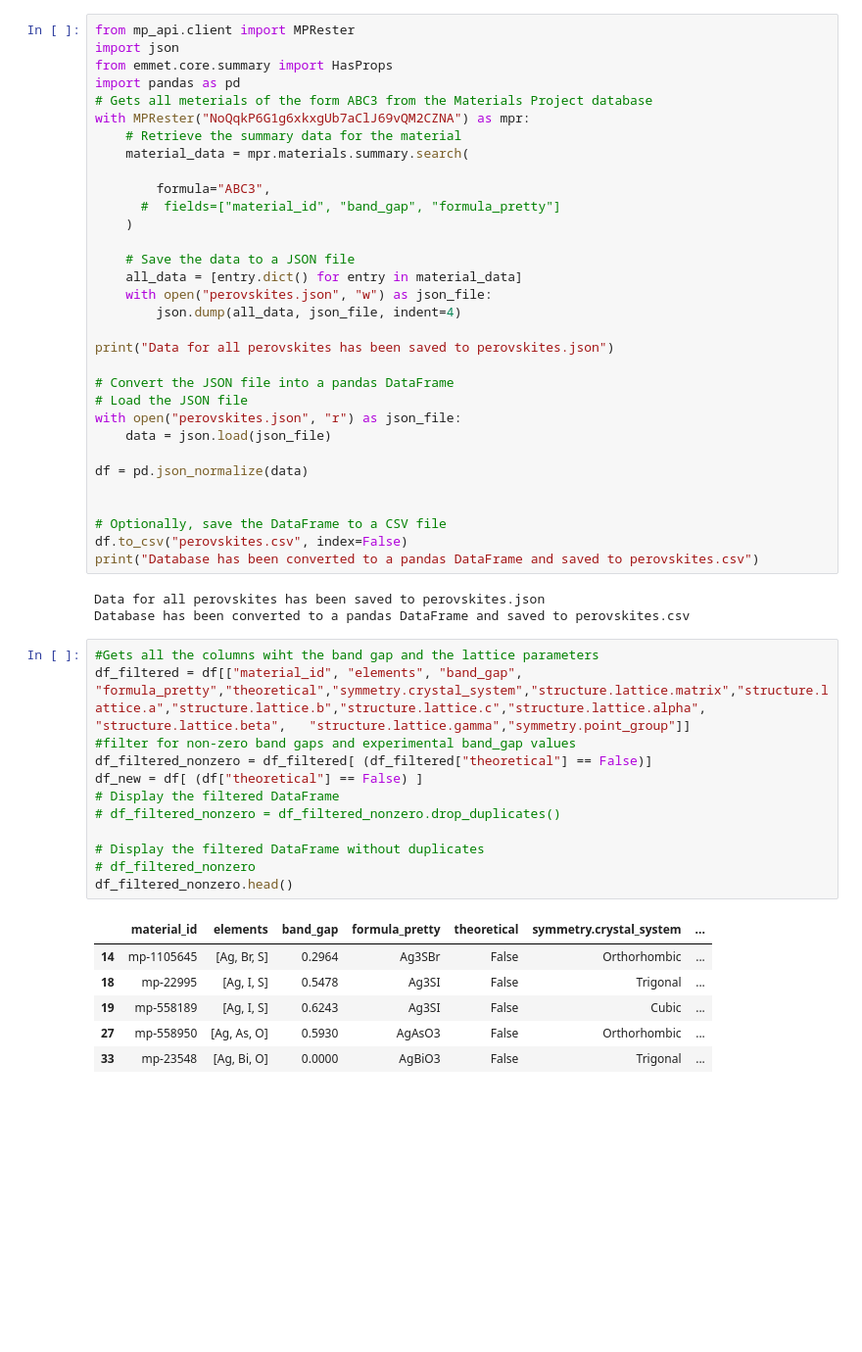
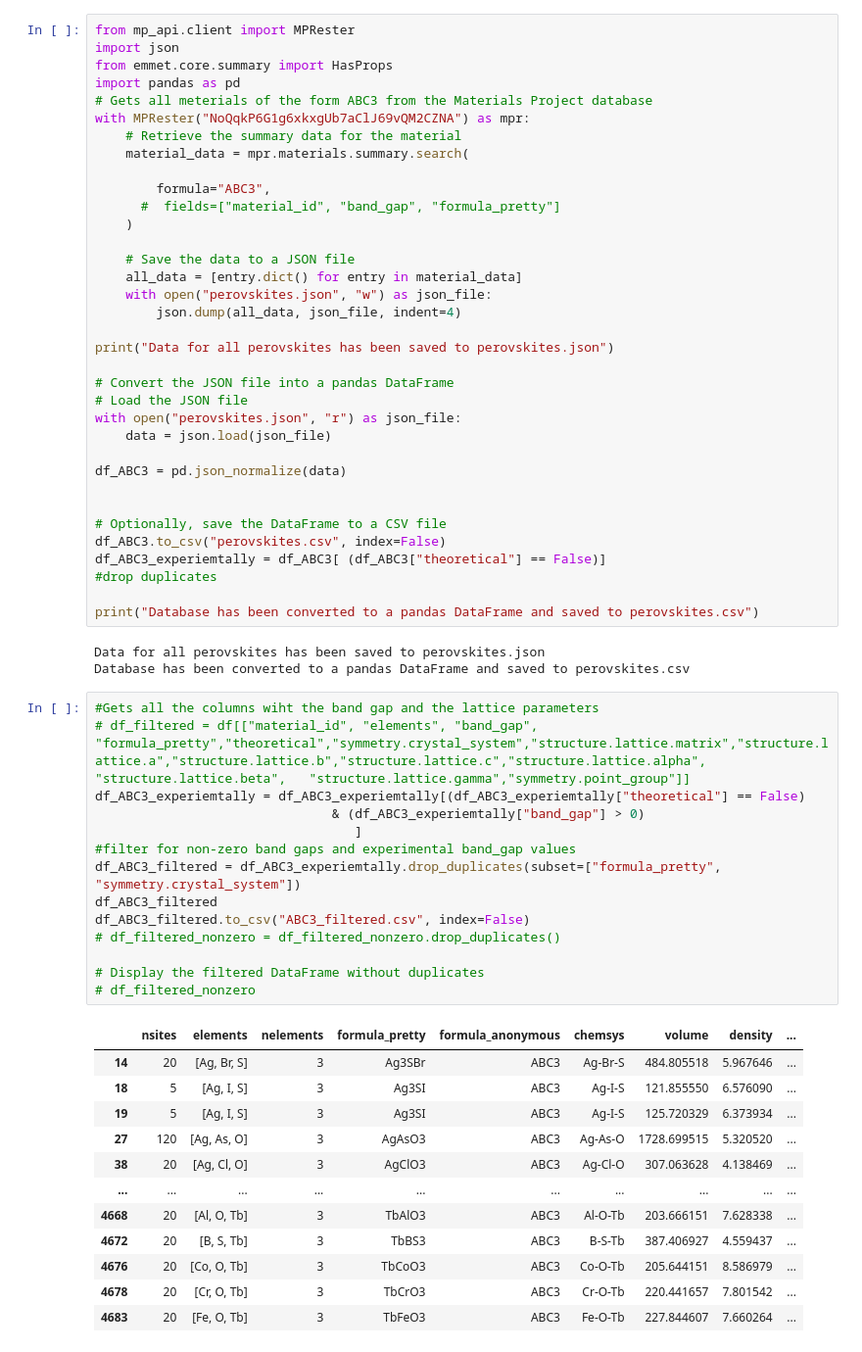
Before and after one commit to goetzdominik/Digichem, a Jupyter notebook: get_data.ipynb, the cells around one changed output. Shown: that part at 98% size. Cells and saved outputs as stored; diff of their text form; blank space fills up the shorter version.

```diff
--- a/get_data.ipynb
+++ b/get_data.ipynb
@@ -24,31 +24,42 @@ print("Data for all perovskites has been saved to perovskites.json")
 with open("perovskites.json", "r") as json_file:
     data = json.load(json_file)
 
-df = pd.json_normalize(data)
+df_ABC3 = pd.json_normalize(data)
 
 
 # Optionally, save the DataFrame to a CSV file
-df.to_csv("perovskites.csv", index=False)
+df_ABC3.to_csv("perovskites.csv", index=False)
+df_ABC3_experiemtally = df_ABC3[ (df_ABC3["theoretical"] == False)]
+#drop duplicates
+
 print("Database has been converted to a pandas DataFrame and saved to perovskites.csv")
 # %% [output]
 Data for all perovskites has been saved to perovskites.json
 Database has been converted to a pandas DataFrame and saved to perovskites.csv
 # %%
 #Gets all the columns wiht the band gap and the lattice parameters
-df_filtered = df[["material_id", "elements", "band_gap", "formula_pretty","theoretical","symmetry.crystal_system","structure.lattice.matrix","structure.lattice.a","structure.lattice.b","structure.lattice.c","structure.lattice.alpha",	"structure.lattice.beta",	"structure.lattice.gamma","symmetry.point_group"]]
+# df_filtered = df[["material_id", "elements", "band_gap", "formula_pretty","theoretical","symmetry.crystal_system","structure.lattice.matrix","structure.lattice.a","structure.lattice.b","structure.lattice.c","structure.lattice.alpha",	"structure.lattice.beta",	"structure.lattice.gamma","symmetry.point_group"]]
+df_ABC3_experiemtally = df_ABC3_experiemtally[(df_ABC3_experiemtally["theoretical"] == False)
+                               & (df_ABC3_experiemtally["band_gap"] > 0)
+                                  ]
 #filter for non-zero band gaps and experimental band_gap values
-df_filtered_nonzero = df_filtered[ (df_filtered["theoretical"] == False)]
-df_new = df[ (df["theoretical"] == False) ]
-# Display the filtered DataFrame
+df_ABC3_filtered = df_ABC3_experiemtally.drop_duplicates(subset=["formula_pretty", "symmetry.crystal_system"])
+df_ABC3_filtered
+df_ABC3_filtered.to_csv("ABC3_filtered.csv", index=False)
 # df_filtered_nonzero = df_filtered_nonzero.drop_duplicates()
 
 # Display the filtered DataFrame without duplicates
 # df_filtered_nonzero
-df_filtered_nonzero.head()
 # %% [output]
-|  | material_id | elements | band_gap | formula_pretty | theoretical | symmetry.crystal_system | ... |
-| 14 | mp-1105645 | [Ag, Br, S] | 0.2964 | Ag3SBr | False | Orthorhombic | ... |
-| 18 | mp-22995 | [Ag, I, S] | 0.5478 | Ag3SI | False | Trigonal | ... |
-| 19 | mp-558189 | [Ag, I, S] | 0.6243 | Ag3SI | False | Cubic | ... |
-| 27 | mp-558950 | [Ag, As, O] | 0.5930 | AgAsO3 | False | Orthorhombic | ... |
-| 33 | mp-23548 | [Ag, Bi, O] | 0.0000 | AgBiO3 | False | Trigonal | ... |
+|  | nsites | elements | nelements | formula_pretty | formula_anonymous | chemsys | volume | density | ... |
+| 14 | 20 | [Ag, Br, S] | 3 | Ag3SBr | ABC3 | Ag-Br-S | 484.805518 | 5.967646 | ... |
+| 18 | 5 | [Ag, I, S] | 3 | Ag3SI | ABC3 | Ag-I-S | 121.855550 | 6.576090 | ... |
+| 19 | 5 | [Ag, I, S] | 3 | Ag3SI | ABC3 | Ag-I-S | 125.720329 | 6.373934 | ... |
+| 27 | 120 | [Ag, As, O] | 3 | AgAsO3 | ABC3 | Ag-As-O | 1728.699515 | 5.320520 | ... |
+| 38 | 20 | [Ag, Cl, O] | 3 | AgClO3 | ABC3 | Ag-Cl-O | 307.063628 | 4.138469 | ... |
+| ... | ... | ... | ... | ... | ... | ... | ... | ... | ... |
+| 4668 | 20 | [Al, O, Tb] | 3 | TbAlO3 | ABC3 | Al-O-Tb | 203.666151 | 7.628338 | ... |
+| 4672 | 20 | [B, S, Tb] | 3 | TbBS3 | ABC3 | B-S-Tb | 387.406927 | 4.559437 | ... |
+| 4676 | 20 | [Co, O, Tb] | 3 | TbCoO3 | ABC3 | Co-O-Tb | 205.644151 | 8.586979 | ... |
+| 4678 | 20 | [Cr, O, Tb] | 3 | TbCrO3 | ABC3 | Cr-O-Tb | 220.441657 | 7.801542 | ... |
+| 4683 | 20 | [Fe, O, Tb] | 3 | TbFeO3 | ABC3 | Fe-O-Tb | 227.844607 | 7.660264 | ... |
```
Also changed, not shown: parts of 4 cells of this notebook, 2 other files.
